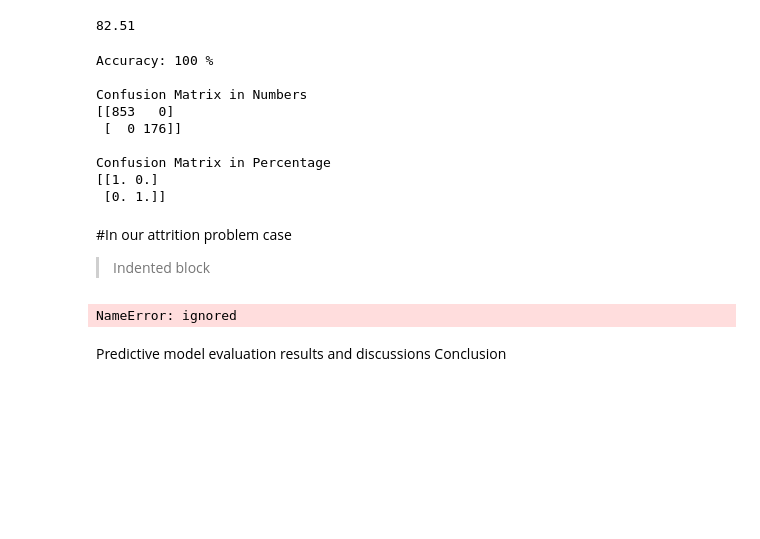
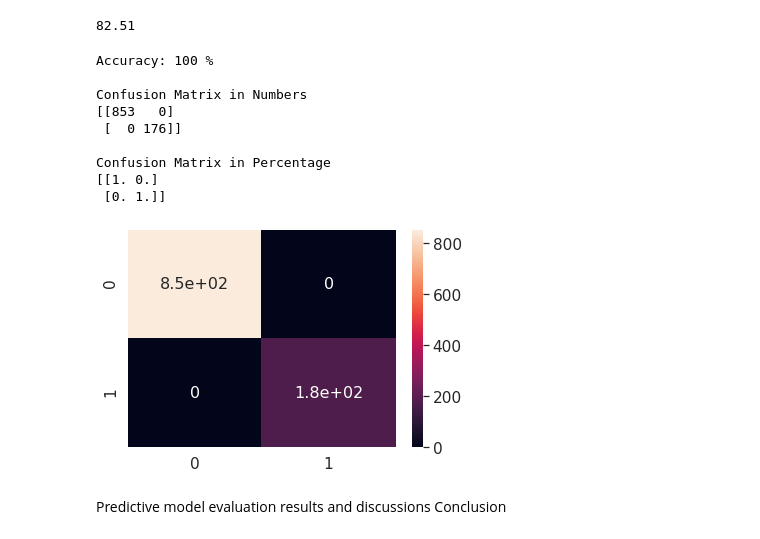
Before and after one commit to lakesidetech/machine_learning, a Jupyter notebook: Copy_of_Employee_attrition_prediction.ipynb, the cells around one changed output. Saved outputs shown, nothing was run; the diff lists cells and outputs as text; code cells hidden in the pictures; blank space fills up the shorter version.

```diff
--- a/Copy_of_Employee_attrition_prediction.ipynb
+++ b/Copy_of_Employee_attrition_prediction.ipynb
@@ -971,14 +971,3 @@ y_test=df500_test_data.copy()
 X_train.shape, y_train.shape, X_test.shape
 # %% [output]
 ((1029, 34), (1029,), (441, 34))
-# %%
-from sklearn.metrics import confusion_matrix
-from sklearn.metrics import accuracy_score,f1_score
-
-tree_clf = DecisionTreeClassifier(max_depth=3,min_samples_leaf = 35)
-tree_clf.fit(X_train,y_train)
-y_pred = tree_clf.predict(X_test)
-print("Test Accuracy: ",accuracy_score(y_test,y_pred))
-print("Test F1 Score: ",f1_score(y_test,y_pred))
-print("Confusion Matrix on Test Data")
-pd.crosstab(y_test, y_pred, rownames=['True'], colnames=['Predicted'], margins=True)
@@ -996,0 +974,25 @@ print (acc_svc)
+# %%
+from sklearn import svm
+from sklearn.metrics import plot_confusion_matrix
+from mlxtend.plotting import plot_decision_regions
+
+#initialize
+#clf = SVC()
+# Initialize SVM classifier
+clf = svm.SVC(kernel='linear')
+
+#fit the data
+clf.fit(X_train, y_train)
+
+#y_pred_svc = clf.predict(X_test)
+acc_svc = round(clf.score(X_test, y_test) * 100, 2)
+
+print (acc_svc)
+
+#Generating the confusion matrix
+matrix = plot_confusion_matrix(clf, X_train, y_train,
+                                 cmap=plt.cm.Blues,
+                                 normalize='true')
+plt.title('Confusion matrix for our classifier')
+plt.show(matrix)
+plt.show()
@@ -1092,57 +1096,41 @@ acc_random_forest = round(clf.score(X_train, y_train) * 100, 2)
 
 print ("Accuracy: %i %% \n"%acc_random_forest)
 
 class_names = ['Attrition', 'No Attrition']
 
 
 # Compute confusion matrix
 cnf_matrix = confusion_matrix(y_train, y_pred_random_forest_training_set)
 np.set_printoptions(precision=2)
 
 
 print ('Confusion Matrix in Numbers')
 print (cnf_matrix)
 print ('')
 
 cnf_matrix_percent = cnf_matrix.astype('float') / cnf_matrix.sum(axis=1)[:, np.newaxis]
 
 print ('Confusion Matrix in Percentage')
 print (cnf_matrix_percent)
 print ('')
+
+df_cm = pd.DataFrame(cnf_matrix, range(2), range(2))
+# plt.figure(figsize=(10,7))
+sns.set(font_scale=1.4) # for label size
+sns.heatmap(df_cm, annot=True, annot_kws={"size": 16}) # font size
+
+plt.show()
 # %% [output]
 Accuracy: 100 %
 
 Confusion Matrix in Numbers
 [[853   0]
  [  0 176]]
 
 Confusion Matrix in Percentage
 [[1. 0.]
  [0. 1.]]
+[figure, added]
-# %% [markdown]
-#In our attrition problem case
-
-> Indented block
-# %%
-#7: Create a confusion matrix with a Pandas cross table - confusion matrix
-#evaluate performance of classification model
-
-
-from sklearn.metrics import confusion_matrix
-tree_clf = DecisionTreeClassifier(max_depth=3,min_samples_leaf = 35)
-tree_clf.fit(X_train,y_train)
-y_pred = tree_clf.predict(X_test_imp)
-print("Test Accuracy: ",accuracy_score(y_test,y_pred))
-print("Test F1 Score: ",f1_score(y_test,y_pred))
-print("Confusion Matrix on Test Data")
-pd.crosstab(y_test, y_pred, rownames=['True'], colnames=['Predicted'], margins=True)
-#8: Print the TN, FN, TP, FP values
-# 9: Print the model precision value
-# precision is the ratio of  tp / (tp + fp)
-#10: # recall = the ratio tp / (tp + fn)
-#11: Visualize the confusion matrix with a Heatmap
-# %% [output]
-NameError: ignored
 # %% [markdown]
 Predictive model evaluation
 results and discussions
```
Also changed, not shown: parts of 3 cells of this notebook.
